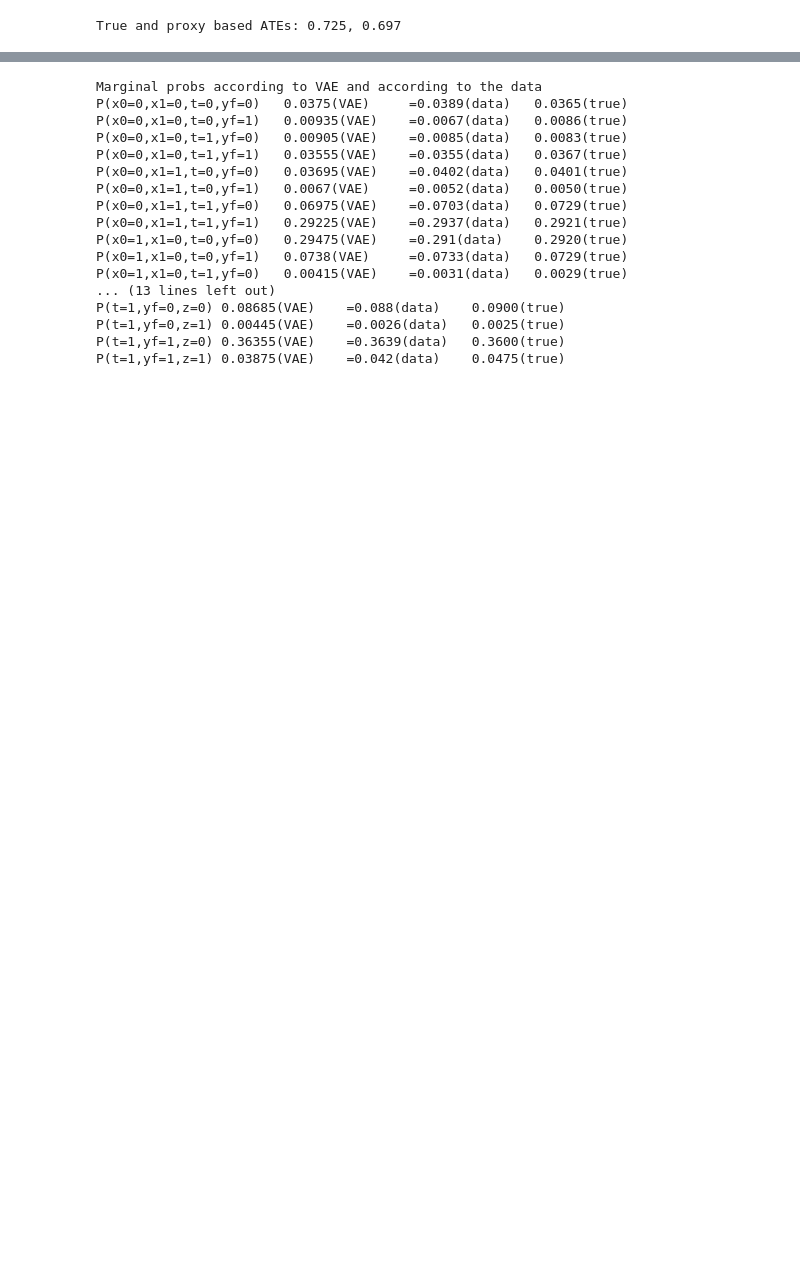
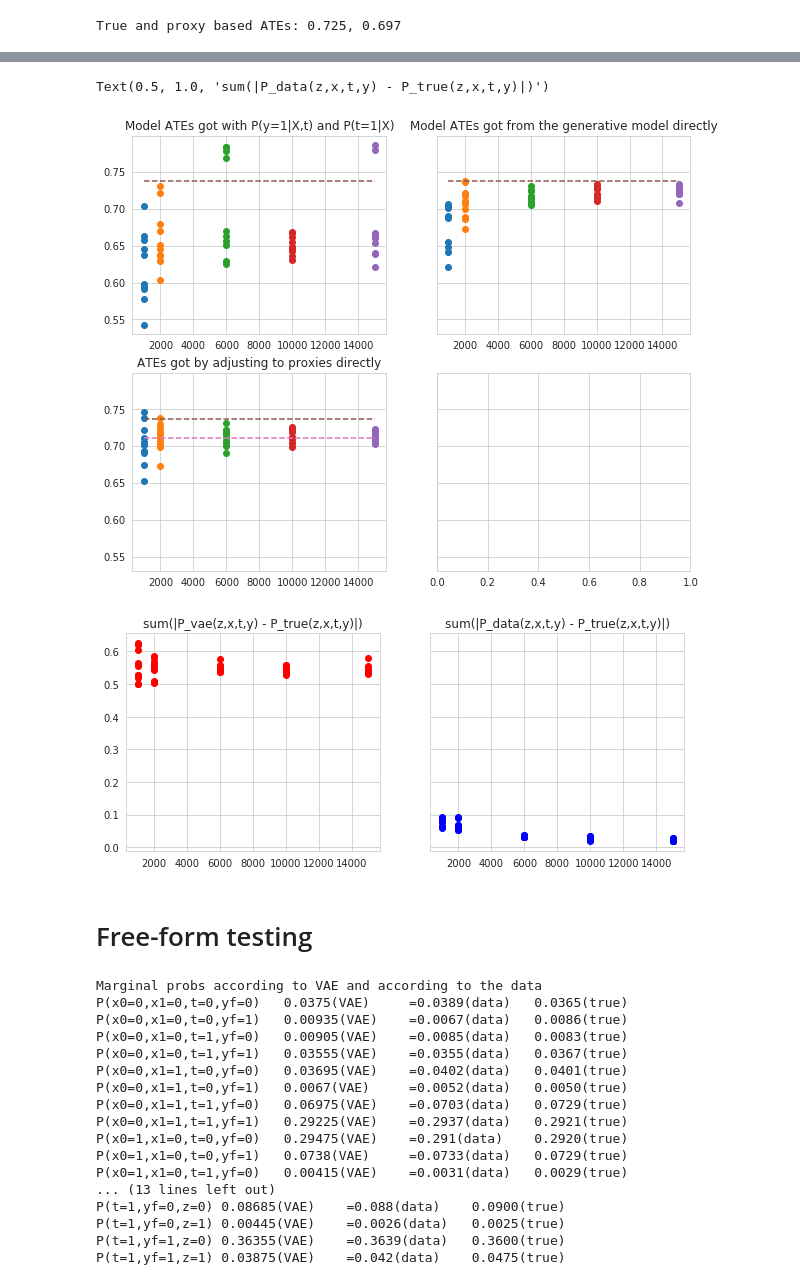
Before and after one commit to skwfz/cevae, a Jupyter notebook: dummymodeltesting.ipynb, the cells around one changed output, grey strips where cells are left out. Cells and saved outputs as stored; diff of their text form; code cells hidden in the pictures; blank space fills up the shorter version.

```diff
--- a/dummymodeltesting.ipynb
+++ b/dummymodeltesting.ipynb
@@ -167,0 +217,5 @@ for n in range(len(datasizes)):
+# %%
+"""Get the convenience function and define the corresponding dataframe"""
+calculate_prob = generate_calculate_prob(z_expectation, x_expectations, t_expectations, y_expectations)
+prob_df = pd.DataFrame([c + (calculate_prob(c[0], c[1:3], c[3], c[4]),) for c in itertools.product([0,1],repeat=5)],
+                       columns=['z'] + ['x{}'.format(i) for i in range(x_dim)] + ['t', 'yf', 'P'])
@@ -167,0 +228,13 @@ for n in range(len(datasizes)):
+# %%
+"""Functions that do P(y=1|X,t) and P(y=1|t) predictions perfectly"""
+%autoreload 2
+p_y_xt_f = generate_p_y_xt(prob_df)
+p_t_x_f = generate_p_t_x(prob_df)
+q_y_xt_f = generate_q_y_xt(df)
+q_t_x_f = generate_q_t_x(df)
+# %%
+"""Run this before the first time running the next cell"""
+i = 0
+j = 0
+dfs2 = [[0 for j in range(10)] for i in range(len(datasizes))]
+models2 = [[0 for j in range(10)] for i in range(len(datasizes))]
@@ -168,3 +349,35 @@ for n in range(len(datasizes)):
+# %%
+"""Plot results"""
+fig, ax = plt.subplots(2, 2, figsize=(10,8), sharey=True)
+for n in range(len(datasizes)):
+    ax[0,0].plot(10*[datasizes[n]], model_ATEs_1[n], 'o')
+ax[0,0].plot([1000, 15000], 2*[calculate_true_ate(prob_df)], '--')
+ax[0,0].set_title("Model ATEs got with P(y=1|X,t) and P(t=1|X)")
+
+for n in range(len(datasizes)):
+    ax[0,1].plot(10*[datasizes[n]], model_ATEs_3[n], 'o')
+ax[0,1].plot([1000, 15000], 2*[calculate_true_ate(prob_df)], '--')
+ax[0,1].set_title("Model ATEs got from the generative model directly")
+
+for n in range(len(datasizes)):
+    ax[1,0].plot(10*[datasizes[n]], proxy_ATEs[n], 'o')
+ax[1,0].plot([1000, 15000], 2*[calculate_true_ate(prob_df)], '--')
+ax[1,0].plot([1000, 15000], 2*[calculate_proxy_ate(prob_df)], '--')
+ax[1,0].set_title("ATEs got by adjusting to proxies directly")
+
+fig, ax = plt.subplots(1,2, figsize=(10,4), sharey=True)
+for n in range(len(datasizes)):
+    for i in range(len(dists_VAE[n])):
+        ax[0].plot(datasizes[n], (dists_VAE[n][i].P - dists_true[n][i].P).abs().sum(), 'o', c='r')
+        ax[1].plot(datasizes[n], (dists_data[n][i].P - dists_true[n][i].P).abs().sum(), 'o', c='b')
+ax[0].set_title("sum(|P_vae(z,x,t,y) - P_true(z,x,t,y)|)")
+ax[1].set_title("sum(|P_data(z,x,t,y) - P_true(z,x,t,y)|)")
+# %% [output]
+Text(0.5, 1.0, 'sum(|P_data(z,x,t,y) - P_true(z,x,t,y)|)')
+[figure, added]
+[figure, added]
+# %% [markdown]
+# Free-form testing
 # %%
 %autoreload 2
 BATCH_SIZE = 1000
```
Also changed, not shown: parts of 15 cells of this notebook.
